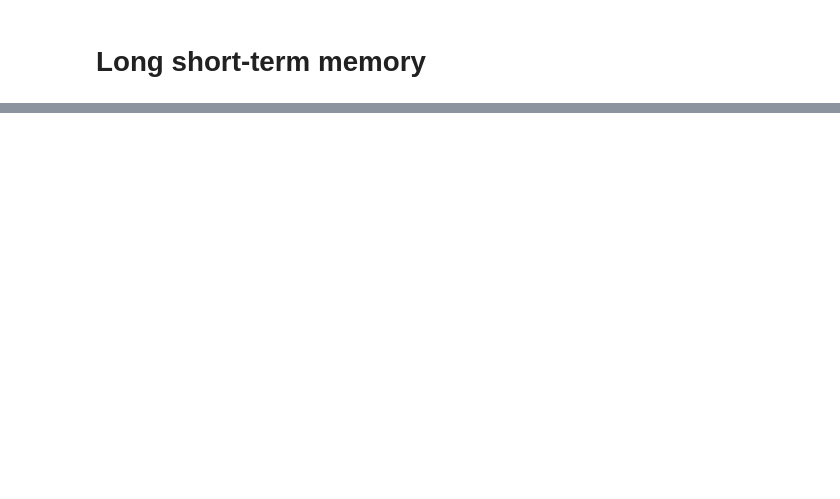
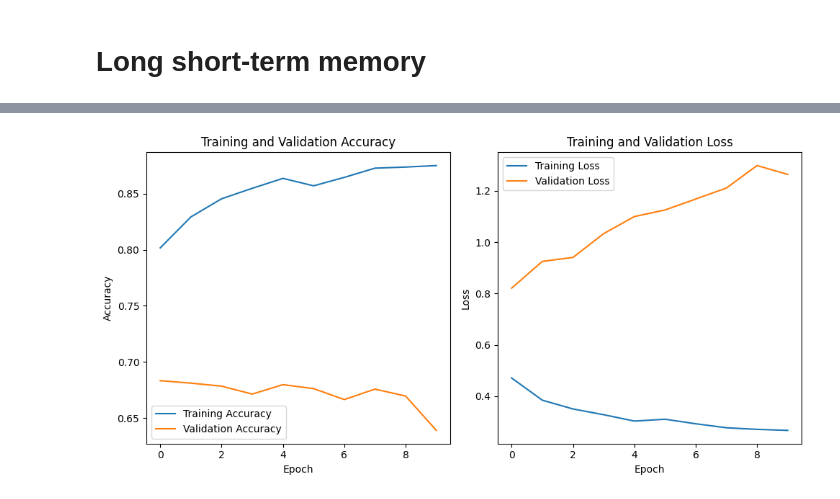
Before and after one commit to tungnt28/Natural-Language-Processing, a Jupyter notebook: Finalexam_NLP.ipynb, the cells around one changed output, grey strips where cells are left out. Cells and saved outputs as stored; diff of their text form; code cells hidden in the pictures; blank space fills up the shorter version.

```diff
--- a/Finalexam_NLP.ipynb
+++ b/Finalexam_NLP.ipynb
@@ -1038,0 +1000,20 @@ NameError: name 'train_model_nn' is not defined
+# %%
+model = Sequential()
+model.add(Embedding(input_dim=max_words, output_dim=128, input_length=max_seq_length))
+model.add(LSTM(128))
+model.add(Dense(3, activation='softmax'))
+# %%
+# Biên dịch mô hình
+model.compile(loss='sparse_categorical_crossentropy', optimizer='adam', metrics=['accuracy'])
+
+# Huấn luyện mô hình
+model.fit(X_train_seq, y_train, epochs=10, batch_size=64, validation_data=(X_test_seq, y_test))
+
+# Đánh giá mô hình
+y_pred = model.predict(X_test_seq)
+y_pred = np.argmax(y_pred, axis=1)
+accuracy = accuracy_score(y_test, y_pred)
+report = classification_report(y_test, y_pred)
+
+print(f"Accuracy: {accuracy}")
+print(report)
@@ -1038,0 +1086,35 @@ NameError: name 'train_model_nn' is not defined
+# %%
+import matplotlib.pyplot as plt
+
+# Huấn luyện mô hình và lưu lịch sử huấn luyện
+history = model.fit(X_train_seq, y_train, epochs=10, batch_size=64, validation_data=(X_test_seq, y_test))
+
+# Lấy thông tin lịch sử huấn luyện
+train_loss = history.history['loss']
+val_loss = history.history['val_loss']
+train_acc = history.history['accuracy']
+val_acc = history.history['val_accuracy']
+
+# Biểu diễn độ chính xác
+plt.figure(figsize=(10, 5))
+plt.subplot(1, 2, 1)
+plt.plot(train_acc, label='Training Accuracy')
+plt.plot(val_acc, label='Validation Accuracy')
+plt.title('Training and Validation Accuracy')
+plt.xlabel('Epoch')
+plt.ylabel('Accuracy')
+plt.legend()
+
+# Biểu diễn mất mát
+plt.subplot(1, 2, 2)
+plt.plot(train_loss, label='Training Loss')
+plt.plot(val_loss, label='Validation Loss')
+plt.title('Training and Validation Loss')
+plt.xlabel('Epoch')
+plt.ylabel('Loss')
+plt.legend()
+
+# Hiển thị biểu đồ
+plt.tight_layout()
+plt.show()
+# %% [output]
@@ -1038,0 +1141 @@ NameError: name 'train_model_nn' is not defined
+[figure, added]
```
Also changed, not shown: parts of 41 cells of this notebook.
